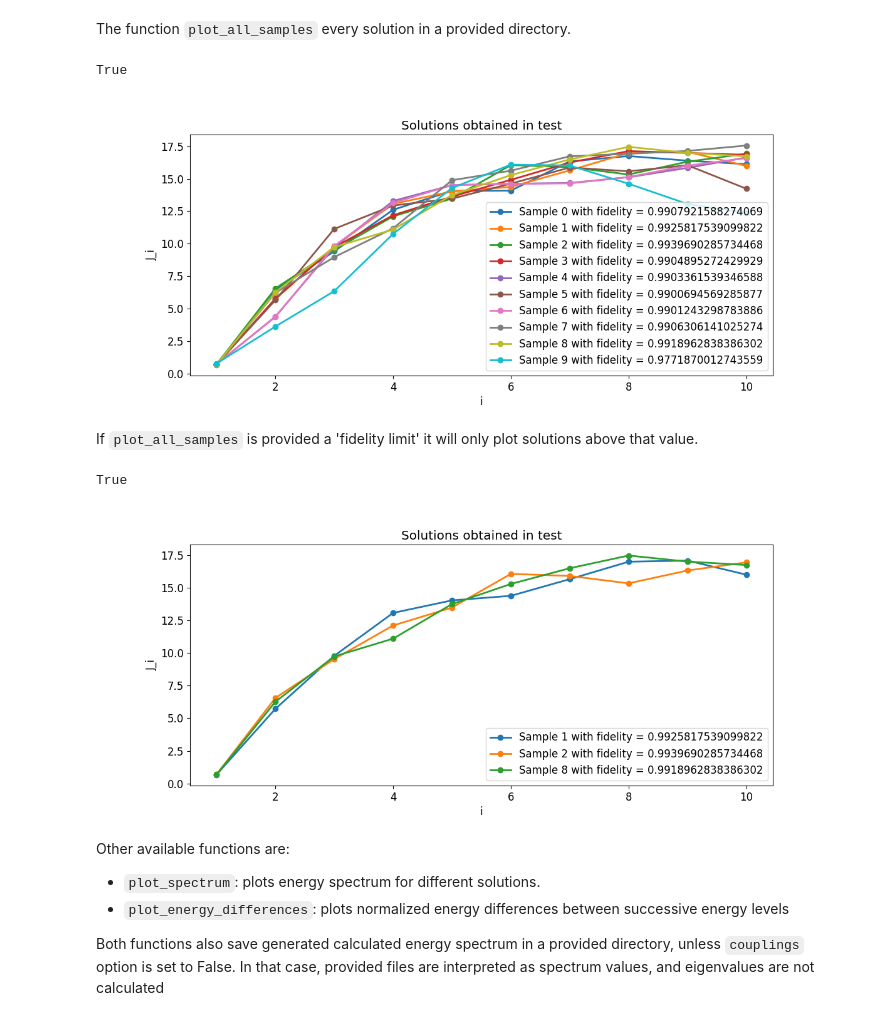
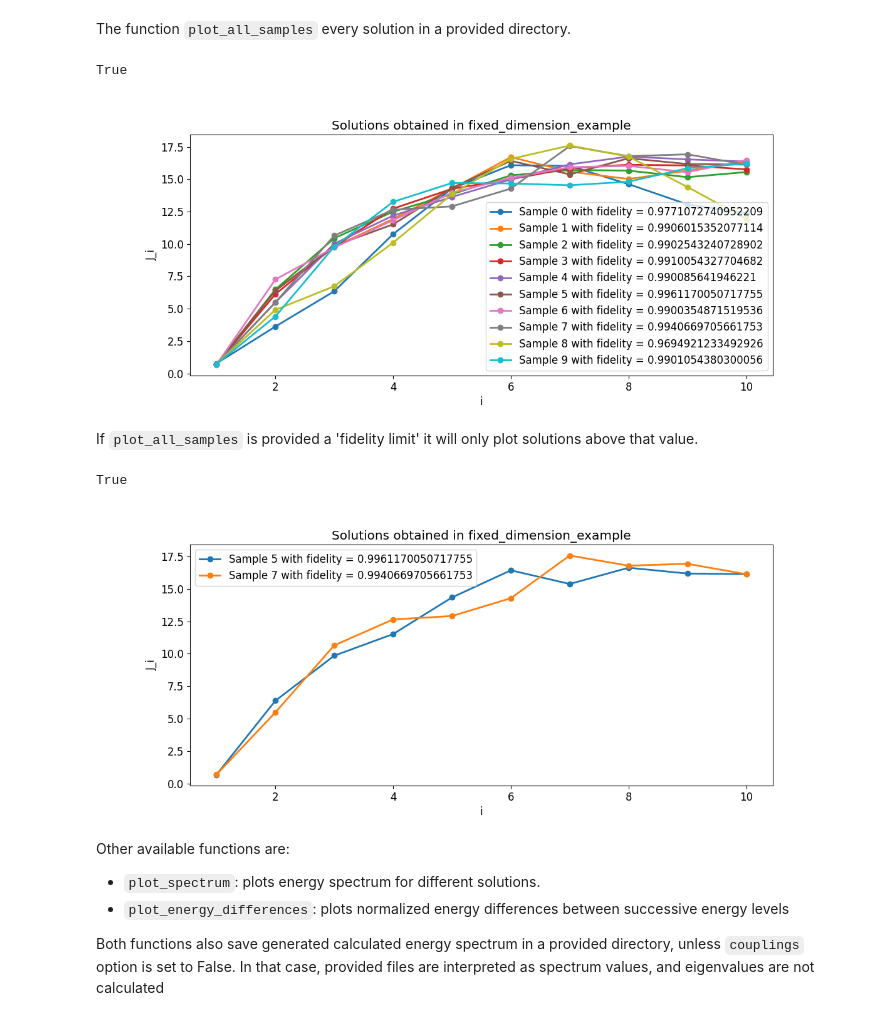
Before and after one commit to sofips/gen_alg_xxz, a Jupyter notebook: example.ipynb, the cells around one changed output. Drawn from its saved outputs; the diff is of its cells as text; code cells hidden in the pictures.

````diff
--- a/example.ipynb
+++ b/example.ipynb
@@ -131,17 +131,17 @@ True
 
 The function ```plot_all_samples``` every solution in a provided directory.
 # %%
-gg.plot_all_samples('test',20)
+gg.plot_all_samples('fixed_dimension_example',20)
 # %% [output]
 True
-[figure, old version]
+[figure, new version]
 # %% [markdown]
 If ```plot_all_samples``` is provided a 'fidelity limit' it will only plot solutions above that value.
 # %%
-gg.plot_all_samples('test',20,fid_limit=0.9915)
+gg.plot_all_samples('fixed_dimension_example',20,fid_limit=0.9915)
 # %% [output]
 True
-[figure, old version]
+[figure, new version]
 # %% [markdown]
 Other available functions are:
 
````
Also changed, not shown: parts of 9 cells of this notebook.
